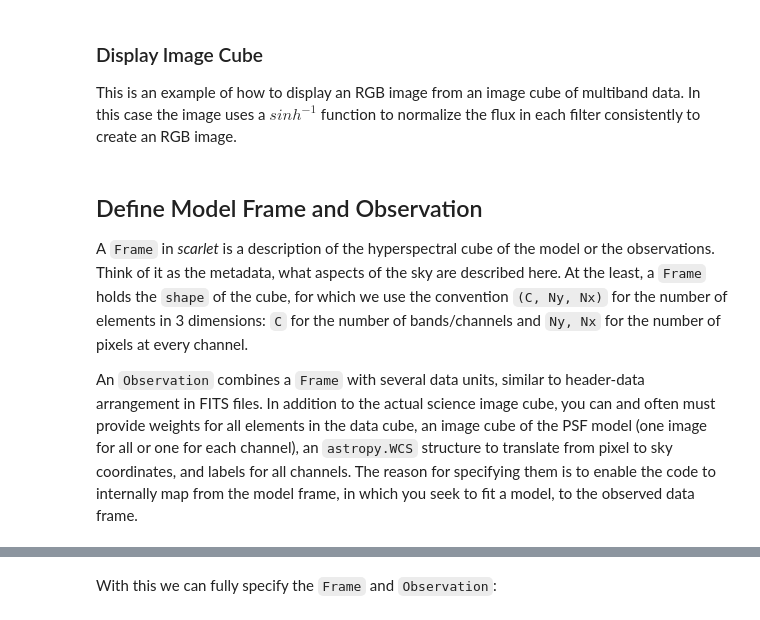
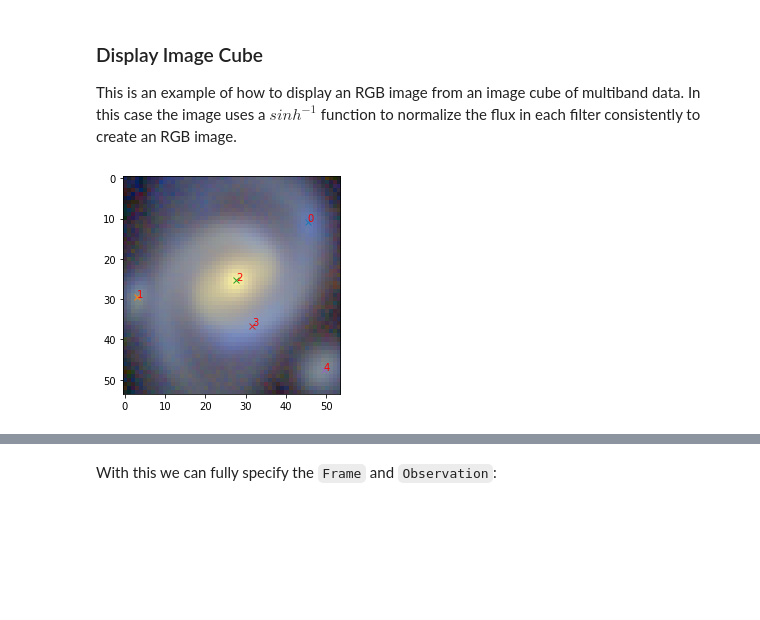
Before and after one commit to pmelchior/scarlet, a Jupyter notebook: docs/tutorials/wavelet_model.ipynb, the cells around one changed output, grey strips where cells are left out. Drawn from its saved outputs; the diff is of its cells as text; code cells hidden in the pictures; blank space fills up the shorter version.

```diff
--- a/docs/tutorials/wavelet_model.ipynb
+++ b/docs/tutorials/wavelet_model.ipynb
@@ -27,0 +21,5 @@ psfs = scarlet.PSF(data["psfs"])
+# %%
+# Load the sample images
+images = fits.open('../../data/hsc_ra=150.24071_dec=2.06514.fits')[0].data
+filters = ['g','r','i','z','y']
+psfs = fits.open('../../data/psf_hsc_ra=150.24071_dec=2.06514.fits')[0].data
@@ -28,3 +28,9 @@ psfs = scarlet.PSF(data["psfs"])
+# %%
+from scarlet_extensions.initialization.detection import makeCatalog
+#Detection and background noise estimate
+catalog, bg_rms_hsc = makeCatalog(images, 1, 1)
+
+weights = np.ones_like(images) / (bg_rms_hsc**2)[:, None, None]
 # %% [markdown]
 This shows how the wavelet transform and inverse transform works in scarlet. As a check we make sure that the transform and its inverse lead to the original image.
 # %%
@@ -67,18 +76,15 @@ This is an example of how to display an RGB image from an image cube of multiban
 # %%
 from scarlet.display import AsinhMapping
 
 stretch = 0.2
 Q = 10
 norm = AsinhMapping(minimum=0, stretch=stretch, Q=Q)
 img_rgb = scarlet.display.img_to_rgb(images, norm=norm)
 plt.imshow(img_rgb)
 
 # Mark all of the sources from the detection cataog
 for k, src in enumerate(catalog):
     plt.text(src["x"], src["y"], str(k), color="red")
+    plt.plot(src["x"], src["y"], 'x')
+# %% [output]
+[figure, added]
-# %% [markdown]
-## Define Model Frame and Observation
-
-A `Frame` in *scarlet* is a description of the hyperspectral cube of the model or the observations. Think of it as the metadata, what aspects of the sky are described here. At the least, a `Frame` holds the `shape` of the cube, for which we use the convention `(C, Ny, Nx)` for the number of elements in 3 dimensions: `C` for the number of bands/channels and `Ny, Nx` for the number of pixels at every channel.
-
-An `Observation` combines a `Frame` with several data units, similar to header-data arrangement in FITS files. In addition to the actual science image cube, you can and often must provide weights for all elements in the data cube, an image cube of the PSF model (one image for all or one for each channel), an `astropy.WCS` structure to translate from pixel to sky coordinates, and labels for all channels. The reason for specifying them is to enable the code to internally map from the model frame, in which you seek to fit a model, to the observed data frame.
```
Also changed, not shown: parts of 17 cells of this notebook, 5 other files.
